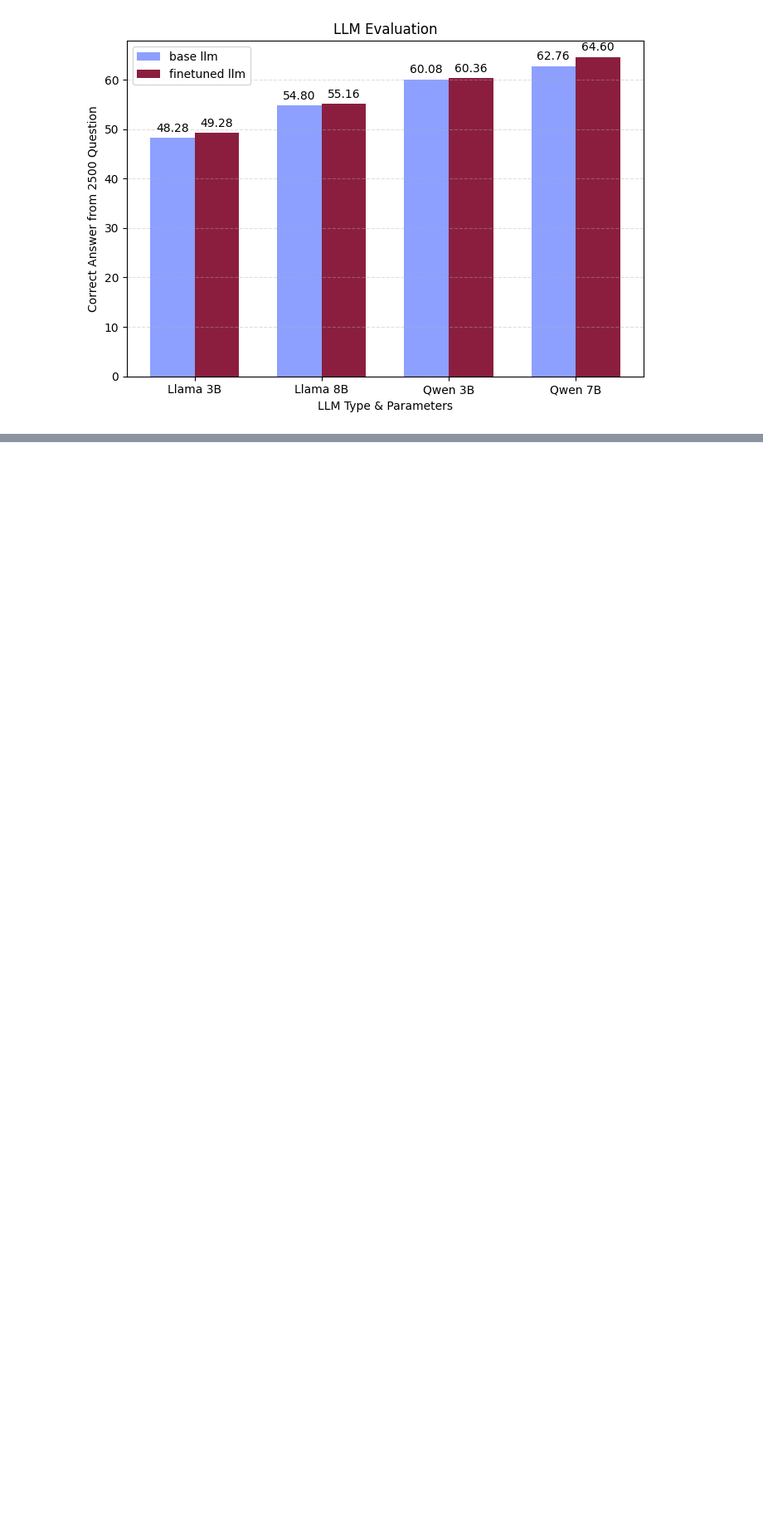
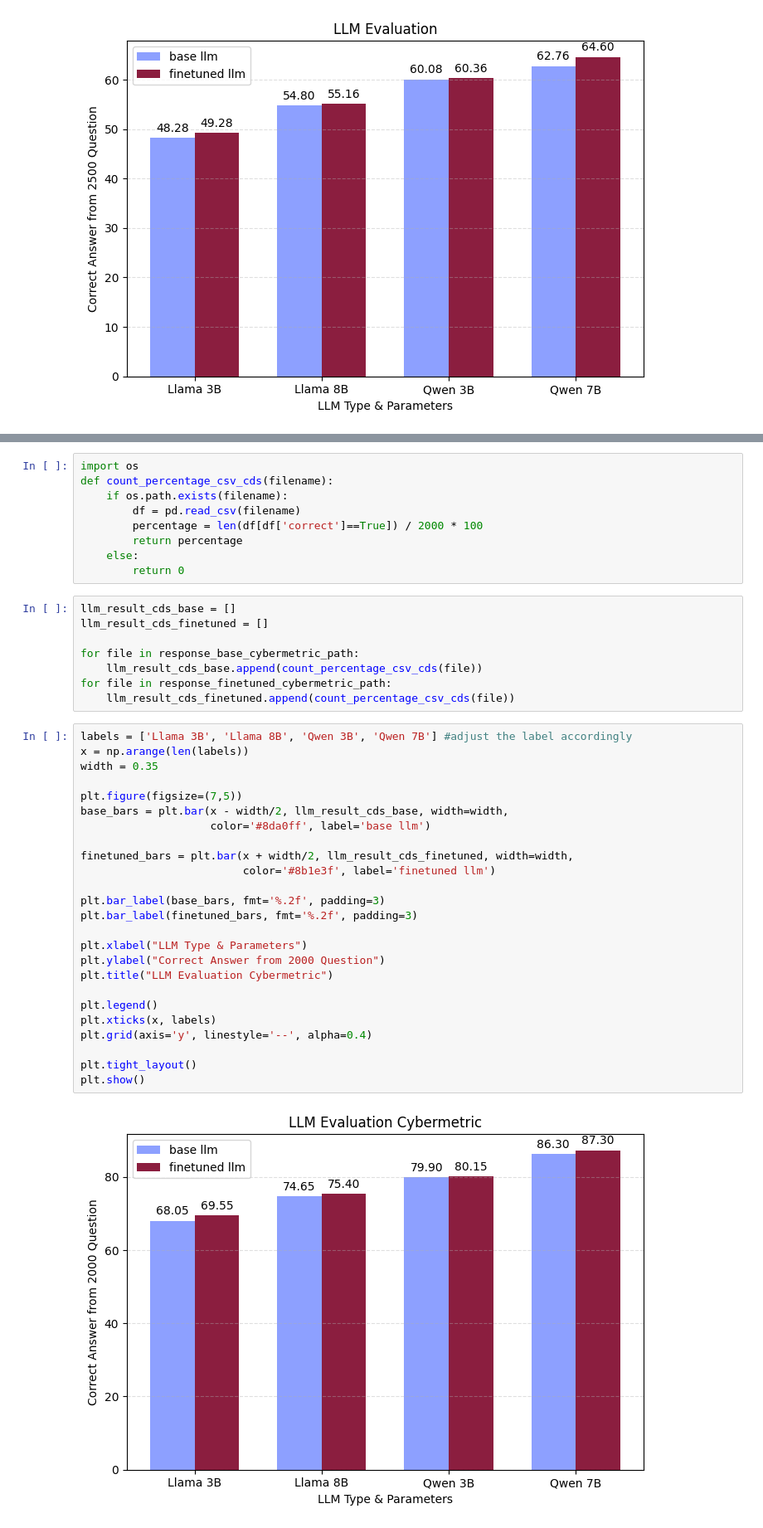
Before and after one commit to arizki787/ContinuedPretrainingLLM, a Jupyter notebook: LLM_PERFORMANCE_EVAL.ipynb, the cells around one changed output, grey strips where cells are left out. Shown at 83% size. Drawn from its saved outputs; the diff is of its cells as text; blank space fills up the shorter version.

```diff
--- a/LLM_PERFORMANCE_EVAL.ipynb
+++ b/LLM_PERFORMANCE_EVAL.ipynb
@@ -110,0 +144,44 @@ plt.show()
+# %%
+import os
+def count_percentage_csv_cds(filename):
+    if os.path.exists(filename):
+        df = pd.read_csv(filename)
+        percentage = len(df[df['correct']==True]) / 2000 * 100
+        return percentage
+    else:
+        return 0
+# %%
+llm_result_cds_base = []
+llm_result_cds_finetuned = []
+
+for file in response_base_cybermetric_path:
+    llm_result_cds_base.append(count_percentage_csv_cds(file))
+for file in response_finetuned_cybermetric_path:
+    llm_result_cds_finetuned.append(count_percentage_csv_cds(file))
+# %%
+labels = ['Llama 3B', 'Llama 8B', 'Qwen 3B', 'Qwen 7B'] #adjust the label accordingly
+x = np.arange(len(labels))
+width = 0.35
+
+plt.figure(figsize=(7,5))
+base_bars = plt.bar(x - width/2, llm_result_cds_base, width=width,
+                    color='#8da0ff', label='base llm')
+
+finetuned_bars = plt.bar(x + width/2, llm_result_cds_finetuned, width=width,
+                         color='#8b1e3f', label='finetuned llm')
+
+plt.bar_label(base_bars, fmt='%.2f', padding=3)
+plt.bar_label(finetuned_bars, fmt='%.2f', padding=3)
+
+plt.xlabel("LLM Type & Parameters")
+plt.ylabel("Correct Answer from 2000 Question")
+plt.title("LLM Evaluation Cybermetric")
+
+plt.legend()
+plt.xticks(x, labels)
+plt.grid(axis='y', linestyle='--', alpha=0.4)
+
+plt.tight_layout()
+plt.show()
+# %% [output]
+[figure, added]
```
Also changed, not shown: parts of 13 cells of this notebook.
